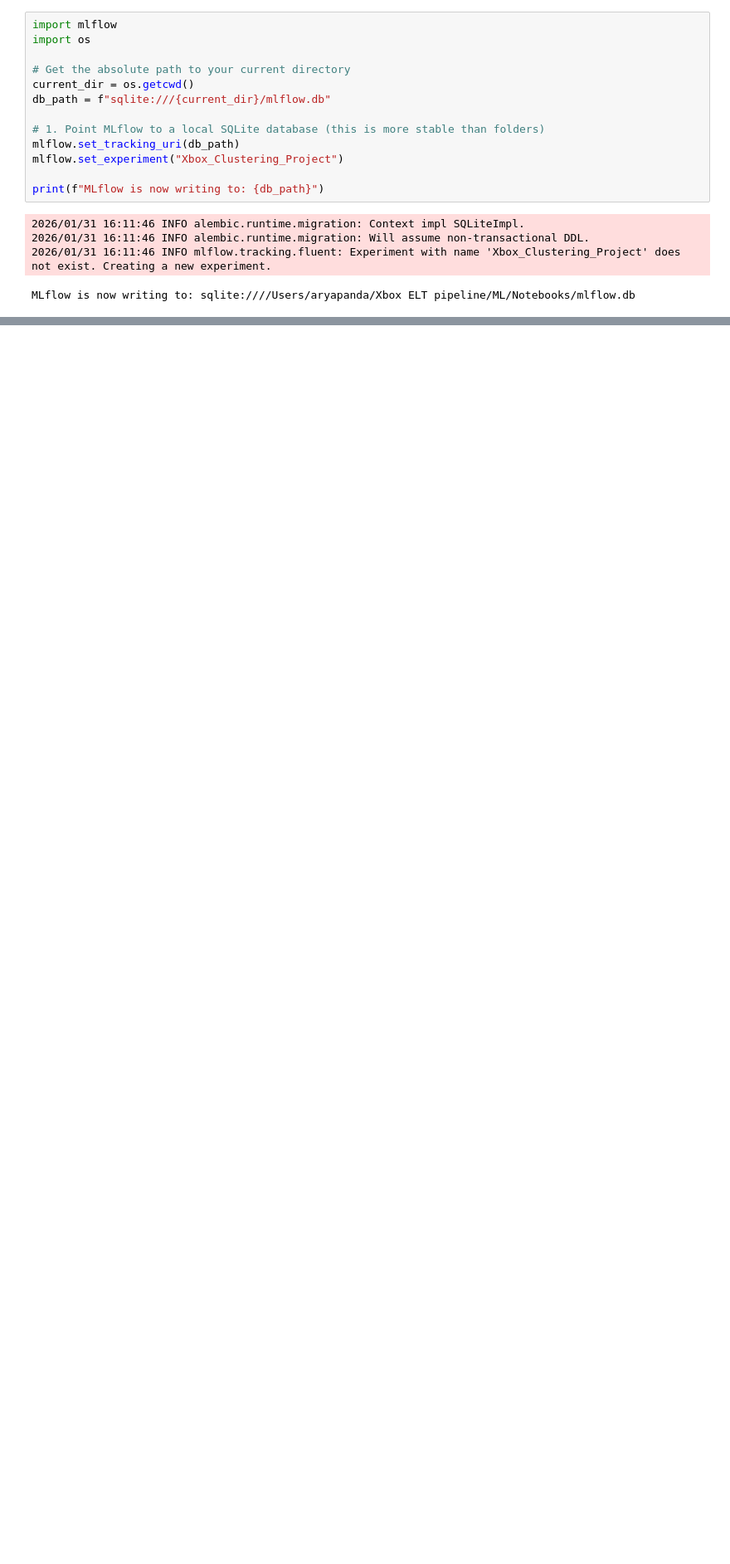
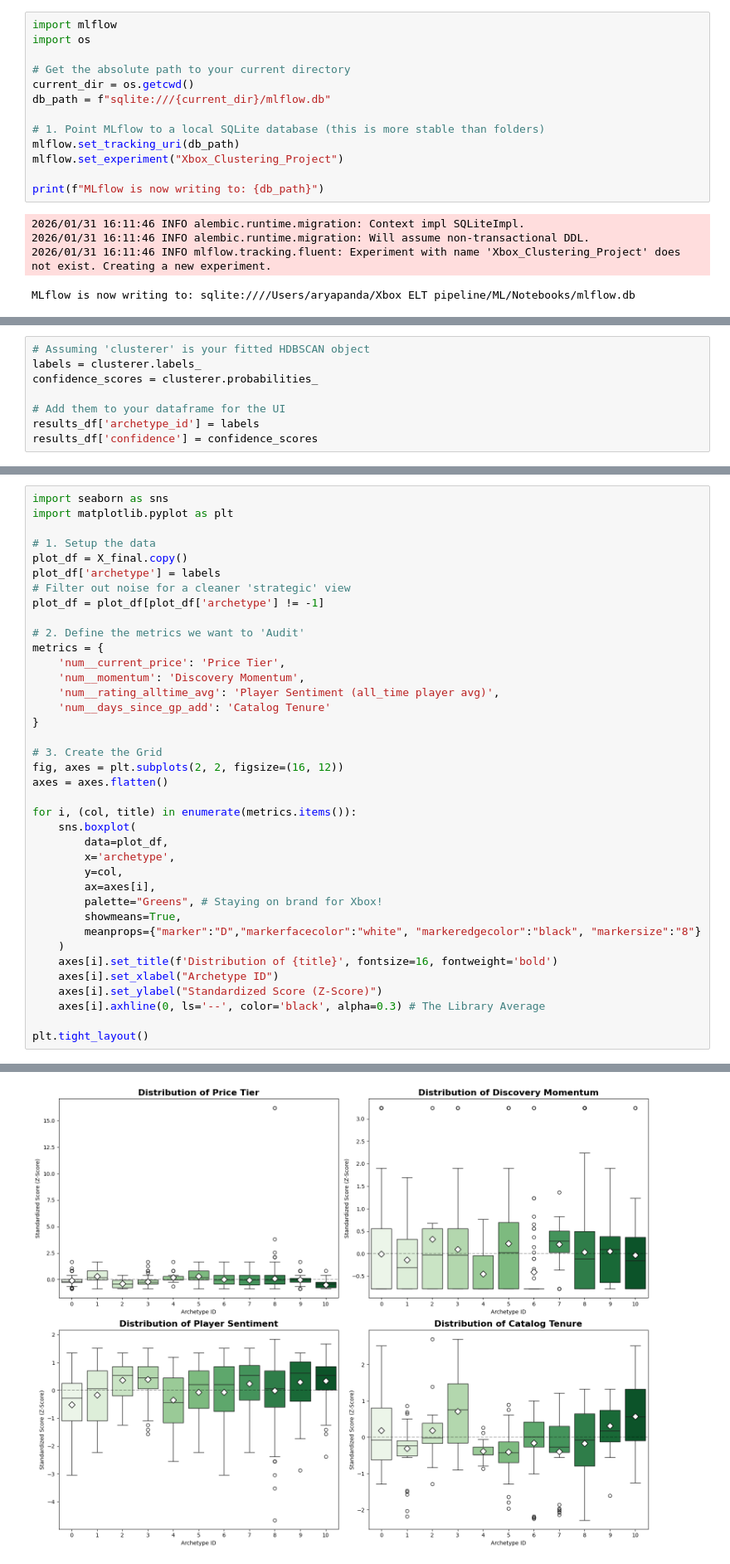
Before and after one commit to Doggo21345/Xbox-ELT-pipeline, a Jupyter notebook: ML/Notebooks/EDA.ipynb, the cells around one changed output, grey strips where cells are left out. Shown at 83% size. Saved outputs shown, nothing was run; the diff lists cells and outputs as text; blank space fills up the shorter version.

```diff
--- a/ML/Notebooks/EDA.ipynb
+++ b/ML/Notebooks/EDA.ipynb
@@ -1450,0 +1501,8 @@ MLflow is now writing to: sqlite:////Users/aryapanda/Xbox ELT pipeline/ML/Notebo
+# %%
+# Assuming 'clusterer' is your fitted HDBSCAN object
+labels = clusterer.labels_
+confidence_scores = clusterer.probabilities_
+
+# Add them to your dataframe for the UI
+results_df['archetype_id'] = labels
+results_df['confidence'] = confidence_scores
@@ -1450,0 +1511,39 @@ MLflow is now writing to: sqlite:////Users/aryapanda/Xbox ELT pipeline/ML/Notebo
+# %%
+import seaborn as sns
+import matplotlib.pyplot as plt
+
+# 1. Setup the data
+plot_df = X_final.copy()
+plot_df['archetype'] = labels
+# Filter out noise for a cleaner 'strategic' view
+plot_df = plot_df[plot_df['archetype'] != -1]
+
+# 2. Define the metrics we want to 'Audit'
+metrics = {
+    'num__current_price': 'Price Tier',
+    'num__momentum': 'Discovery Momentum',
+    'num__rating_alltime_avg': 'Player Sentiment (all_time player avg)',
+    'num__days_since_gp_add': 'Catalog Tenure'
+}
+
+# 3. Create the Grid
+fig, axes = plt.subplots(2, 2, figsize=(16, 12))
+axes = axes.flatten()
+
+for i, (col, title) in enumerate(metrics.items()):
+    sns.boxplot(
+        data=plot_df,
+        x='archetype',
+        y=col,
+        ax=axes[i],
+        palette="Greens", # Staying on brand for Xbox!
+        showmeans=True,
+        meanprops={"marker":"D","markerfacecolor":"white", "markeredgecolor":"black", "markersize":"8"}
+    )
+    axes[i].set_title(f'Distribution of {title}', fontsize=16, fontweight='bold')
+    axes[i].set_xlabel("Archetype ID")
+    axes[i].set_ylabel("Standardized Score (Z-Score)")
+    axes[i].axhline(0, ls='--', color='black', alpha=0.3) # The Library Average
+
+plt.tight_layout()
+# %% [output]
@@ -1450,0 +1565 @@ MLflow is now writing to: sqlite:////Users/aryapanda/Xbox ELT pipeline/ML/Notebo
+[figure, added]
```
Also changed, not shown: parts of 10 cells of this notebook, 2 other files.
